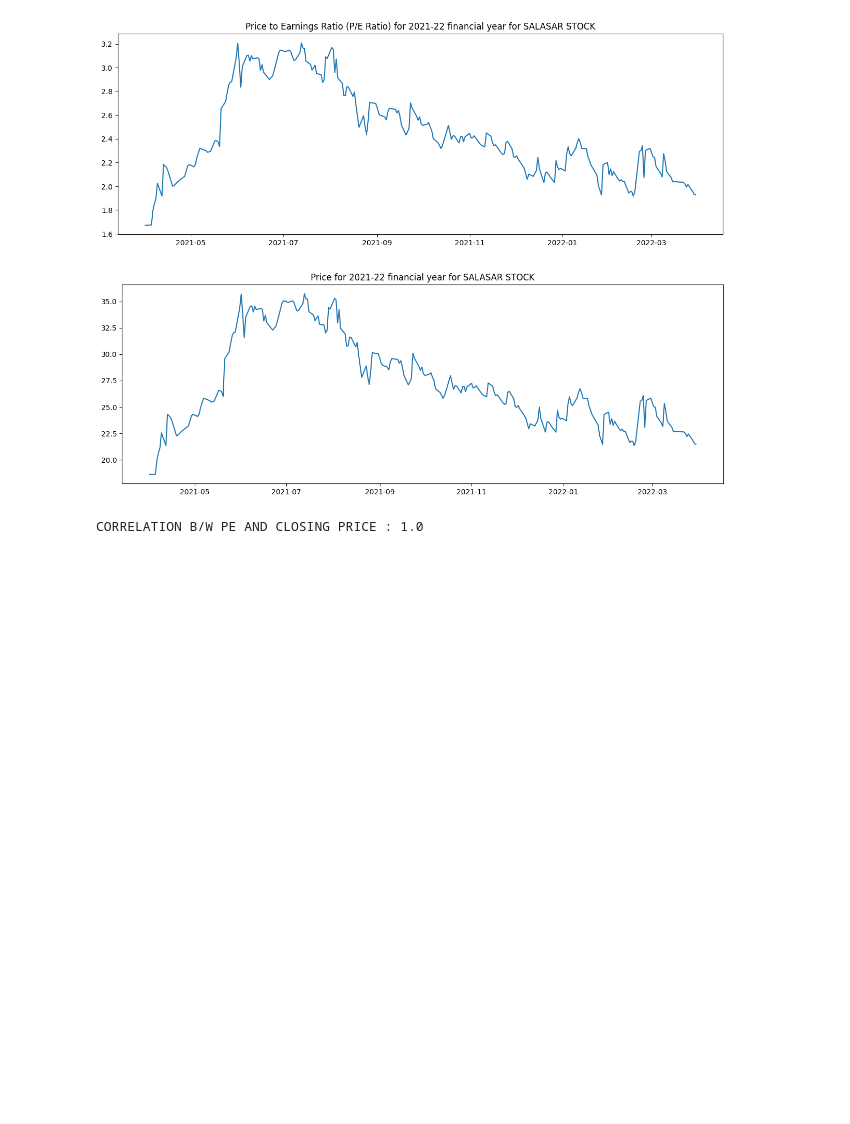
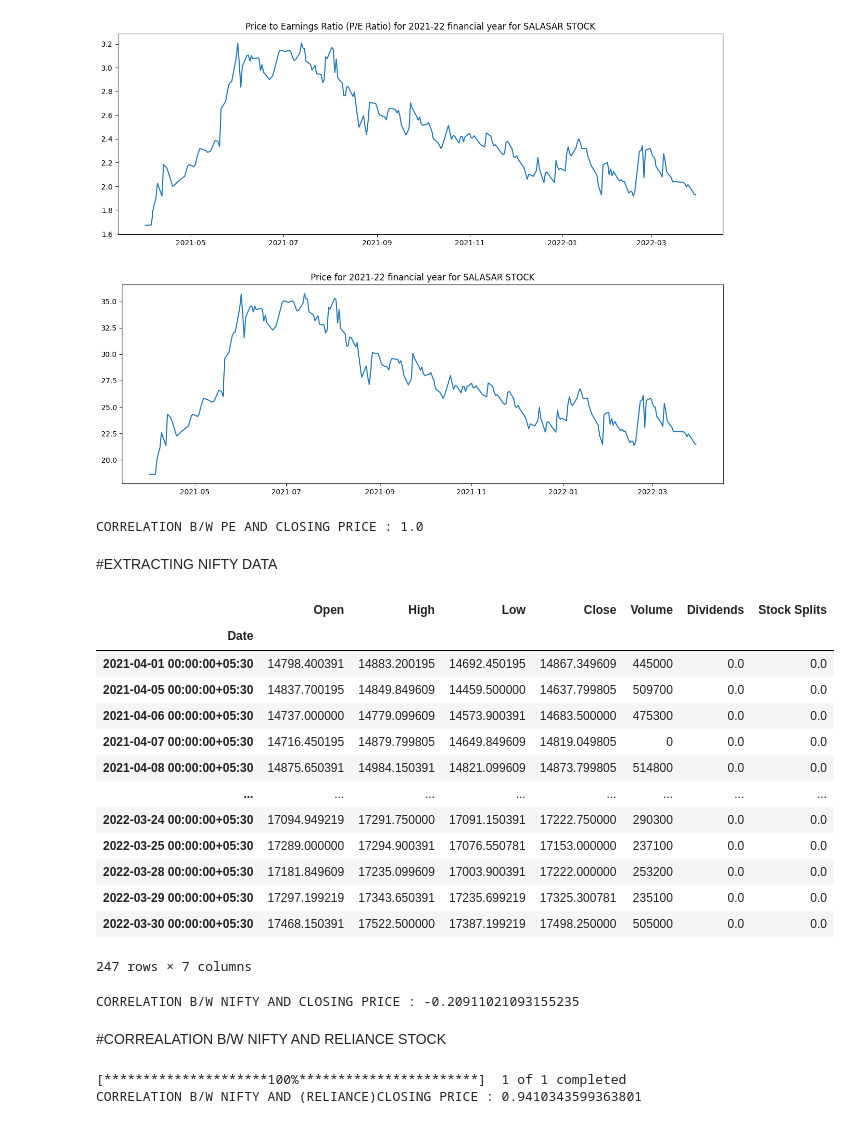
Before and after one commit to shreya139/Circuits-in-Stocks, a Jupyter notebook: WORK_202218061/features_for_training_mp.ipynb, the cells around one changed output. Saved outputs shown, nothing was run; the diff lists cells and outputs as text; code cells hidden in the pictures; blank space fills up the shorter version.

Commit message:
More features & correalation

```diff
--- a/WORK_202218061/features_for_training_mp.ipynb
+++ b/WORK_202218061/features_for_training_mp.ipynb
@@ -290,0 +279,50 @@ CORRELATION B/W PE AND CLOSING PRICE : 1.0
+# %% [markdown]
+#EXTRACTING NIFTY DATA
+# %%
+import yfinance as yf
+
+# Define the ticker symbol
+tickerSymbol = "^NSEI"
+
+# Get data on this ticker
+tickerData = yf.Ticker(tickerSymbol)
+
+# Get the historical prices for this ticke
+nifty_df = tickerData.history(period='1d', start='2021-4-1', end='2022-3-31')
+
+# Print the dataframe
+nifty_df
+# %% [output]
+|  | Open | High | Low | Close | Volume | Dividends | Stock Splits |
+| Date |  |  |  |  |  |  |  |
+| 2021-04-01 00:00:00+05:30 | 14798.400391 | 14883.200195 | 14692.450195 | 14867.349609 | 445000 | 0.0 | 0.0 |
+| 2021-04-05 00:00:00+05:30 | 14837.700195 | 14849.849609 | 14459.500000 | 14637.799805 | 509700 | 0.0 | 0.0 |
+| 2021-04-06 00:00:00+05:30 | 14737.000000 | 14779.099609 | 14573.900391 | 14683.500000 | 475300 | 0.0 | 0.0 |
+| 2021-04-07 00:00:00+05:30 | 14716.450195 | 14879.799805 | 14649.849609 | 14819.049805 | 0 | 0.0 | 0.0 |
+| 2021-04-08 00:00:00+05:30 | 14875.650391 | 14984.150391 | 14821.099609 | 14873.799805 | 514800 | 0.0 | 0.0 |
+| ... | ... | ... | ... | ... | ... | ... | ... |
+| 2022-03-24 00:00:00+05:30 | 17094.949219 | 17291.750000 | 17091.150391 | 17222.750000 | 290300 | 0.0 | 0.0 |
+| 2022-03-25 00:00:00+05:30 | 17289.000000 | 17294.900391 | 17076.550781 | 17153.000000 | 237100 | 0.0 | 0.0 |
+| 2022-03-28 00:00:00+05:30 | 17181.849609 | 17235.099609 | 17003.900391 | 17222.000000 | 253200 | 0.0 | 0.0 |
+| 2022-03-29 00:00:00+05:30 | 17297.199219 | 17343.650391 | 17235.699219 | 17325.300781 | 235100 | 0.0 | 0.0 |
+| 2022-03-30 00:00:00+05:30 | 17468.150391 | 17522.500000 | 17387.199219 | 17498.250000 | 505000 | 0.0 | 0.0 |
+247 rows × 7 columns
+# %%
+#Finding correlation
+import scipy.stats
+print("CORRELATION B/W NIFTY AND CLOSING PRICE :",scipy.stats.pearsonr(data['Close'] , nifty_df['Close'])[0] )    # Pearson's r
+# %% [output]
+CORRELATION B/W NIFTY AND CLOSING PRICE : -0.20911021093155235
+# %% [markdown]
+#CORREALATION B/W NIFTY AND RELIANCE STOCK
+# %%
+yf.pdr_override() # <== that's all it takes :-)
+
+# download dataframe
+rel_data = pdr.get_data_yahoo("RELIANCE.NS", start="2021-04-01", end="2022-03-31",interval='1d')
+#Finding correlation
+import scipy.stats
+print("CORRELATION B/W NIFTY AND (RELIANCE)CLOSING PRICE :",scipy.stats.pearsonr(rel_data['Close'] , nifty_df['Close'])[0] )    # Pearson's r
+# %% [output]
+[*********************100%***********************]  1 of 1 completed
+CORRELATION B/W NIFTY AND (RELIANCE)CLOSING PRICE : 0.9410343599363801
```
Also changed, not shown: parts of 18 cells of this notebook.
